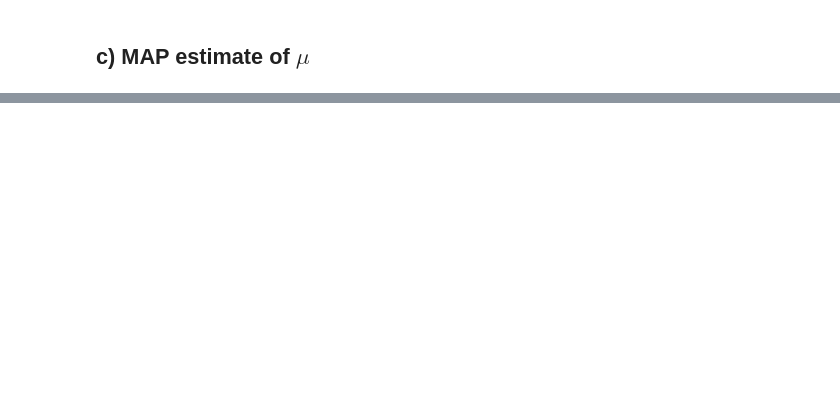
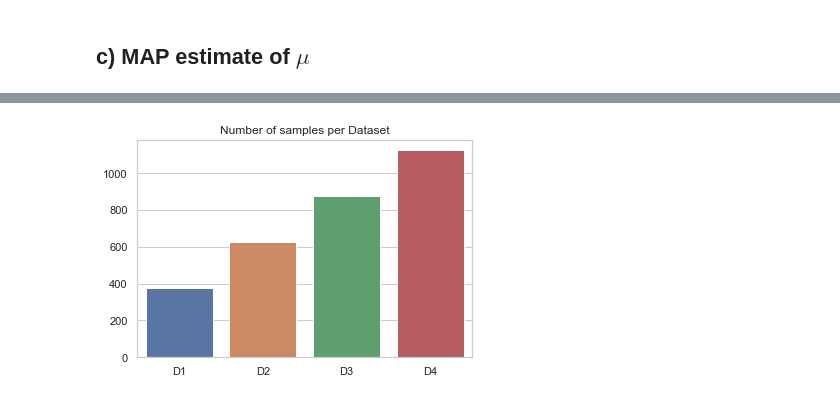
Before and after one commit to yifanwu2828/Statistical-Learning, a Jupyter notebook: HW3-4/hw3_report.ipynb, the cells around one changed output, grey strips where cells are left out. Saved outputs shown, nothing was run; the diff lists cells and outputs as text; code cells hidden in the pictures; blank space fills up the shorter version.

```diff
--- a/HW3-4/hw3_report.ipynb
+++ b/HW3-4/hw3_report.ipynb
@@ -61 +10,5 @@ D1_FG = subsets8['D1_FG']
+# %%
+cwd = os.getcwd()
+plot_dir = os.path.join(cwd, 'plots')
+sns.set_theme(style="whitegrid")
 # %% [markdown]
@@ -402,0 +81,9 @@ plt.show()
+# %%
+data = {
+    'D1': [75 ,300],
+    'D2': [125,500],
+    'D3': [175,700],
+    'D4': [225,900],
+    }
+df = pd.DataFrame.from_dict(data, orient='index', columns=['FG', 'BG'])
+df.head()
@@ -402,0 +96,7 @@ plt.show()
+# %%
+
+ax = sns.barplot(x=["D1", "D2", "D3", "D4", ], y=[sum(data['D1']), sum(data['D2']), sum(data['D3']), sum(data['D4'])])
+plt.title("Number of samples per Dataset")
+plt.show()
+# %% [output]
+[figure, added]
```
Also changed, not shown: parts of 40 cells of this notebook, 5 other files.
